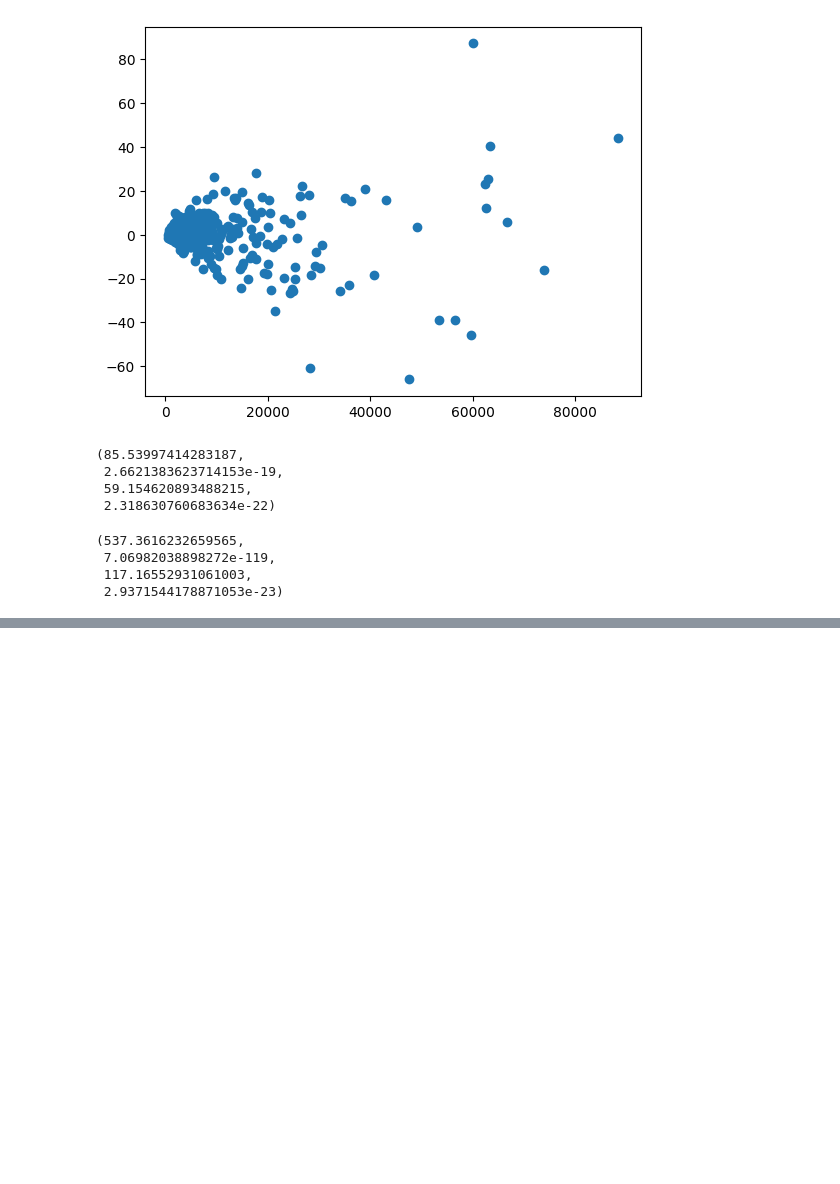
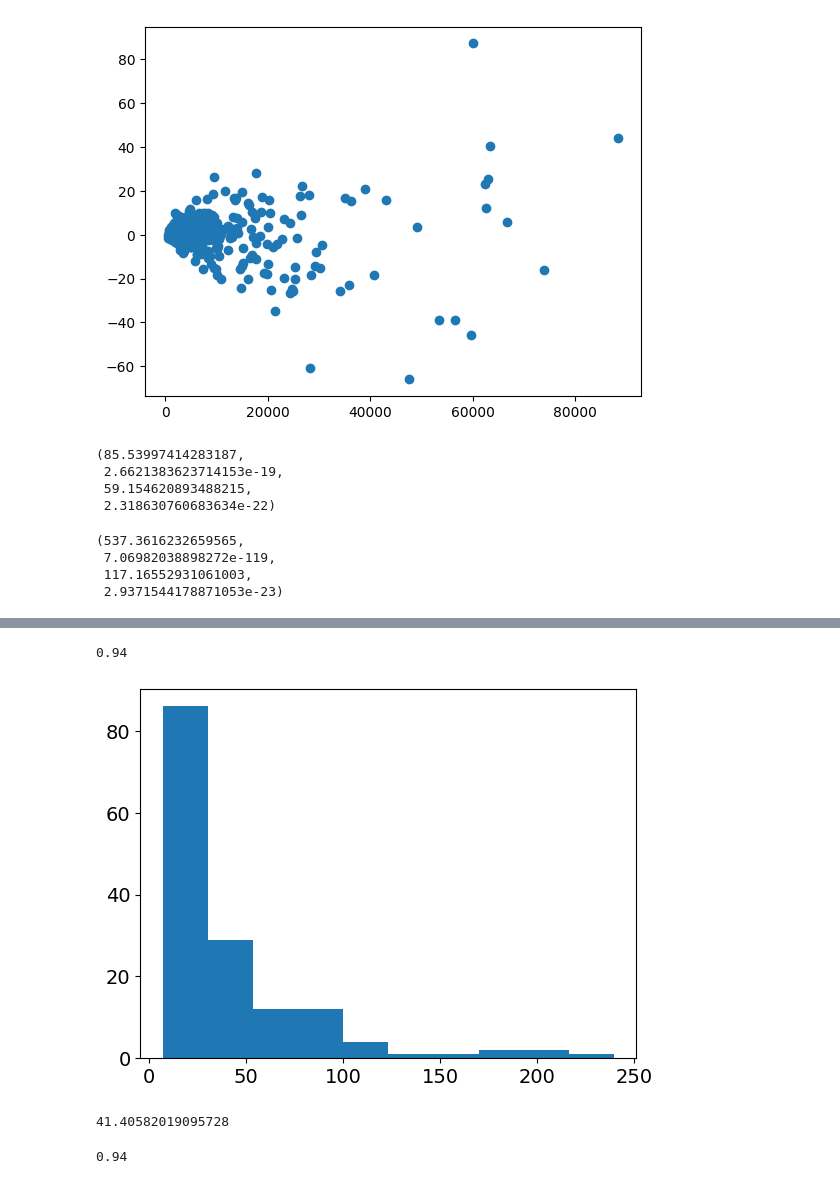
Before and after one commit to JoaoCalem/Conformal-Sparsemax, a Jupyter notebook: notebooks/hsc_real_data.ipynb, the cells around one changed output, grey strips where cells are left out. Saved outputs shown, nothing was run; the diff lists cells and outputs as text; code cells hidden in the pictures; blank space fills up the shorter version.

```diff
--- a/notebooks/hsc_real_data.ipynb
+++ b/notebooks/hsc_real_data.ipynb
@@ -289,0 +294,26 @@ Text(0.5, 0, 'Standardized county population')
+# %%
+preds = res_conf[0][1][:, None]
+sigmas = res_conf[0][2][:, None]
+trues = res_conf[0][0][:, None].numpy()
+# %%
+pred_test = preds[100:]
+true_test = trues[100:]
+var_test = sigmas[100:]
+# sigma_test = np.sqrt(var_test)
+
+n_test = true_test.shape[0]
+
+test_intervals = np.zeros((n_test,2))
+test_intervals[:,0:1] = pred_test-var_test
+test_intervals[:,1:] = pred_test+var_test
+((true_test<=test_intervals[:,1:]) & (true_test>=test_intervals[:,0:1])).sum()/n_test
+# %% [output]
+0.94
+# %%
+plt.hist(2*sigmas);
+# %% [output]
+[figure, added]
+# %%
+np.mean(2*sigmas)
+# %% [output]
+41.40582019095728
@@ -289,0 +324,14 @@ Text(0.5, 0, 'Standardized county population')
+# %%
+pred_test = preds[100:]
+true_test = trues[100:]
+var_test = sigmas[100:]
+# sigma_test = np.sqrt(var_test)
+
+n_test = true_test.shape[0]
+
+test_intervals = np.zeros((n_test,2))
+test_intervals[:,0:1] = pred_test-var_test
+test_intervals[:,1:] = pred_test+var_test
+((true_test<=test_intervals[:,1:]) & (true_test>=test_intervals[:,0:1])).sum()/n_test
+# %% [output]
+0.94
```
Also changed, not shown: parts of 11 cells of this notebook, 11 other files.
